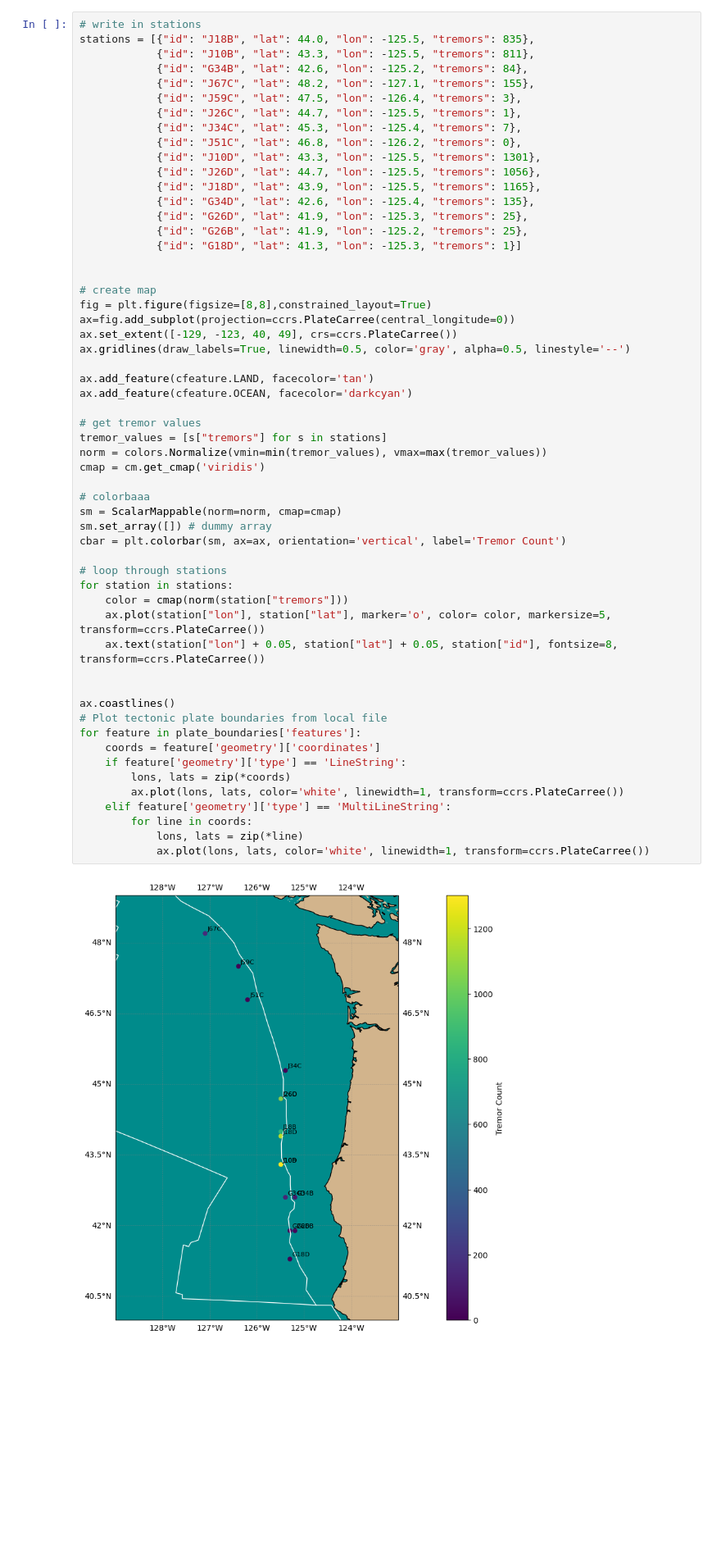
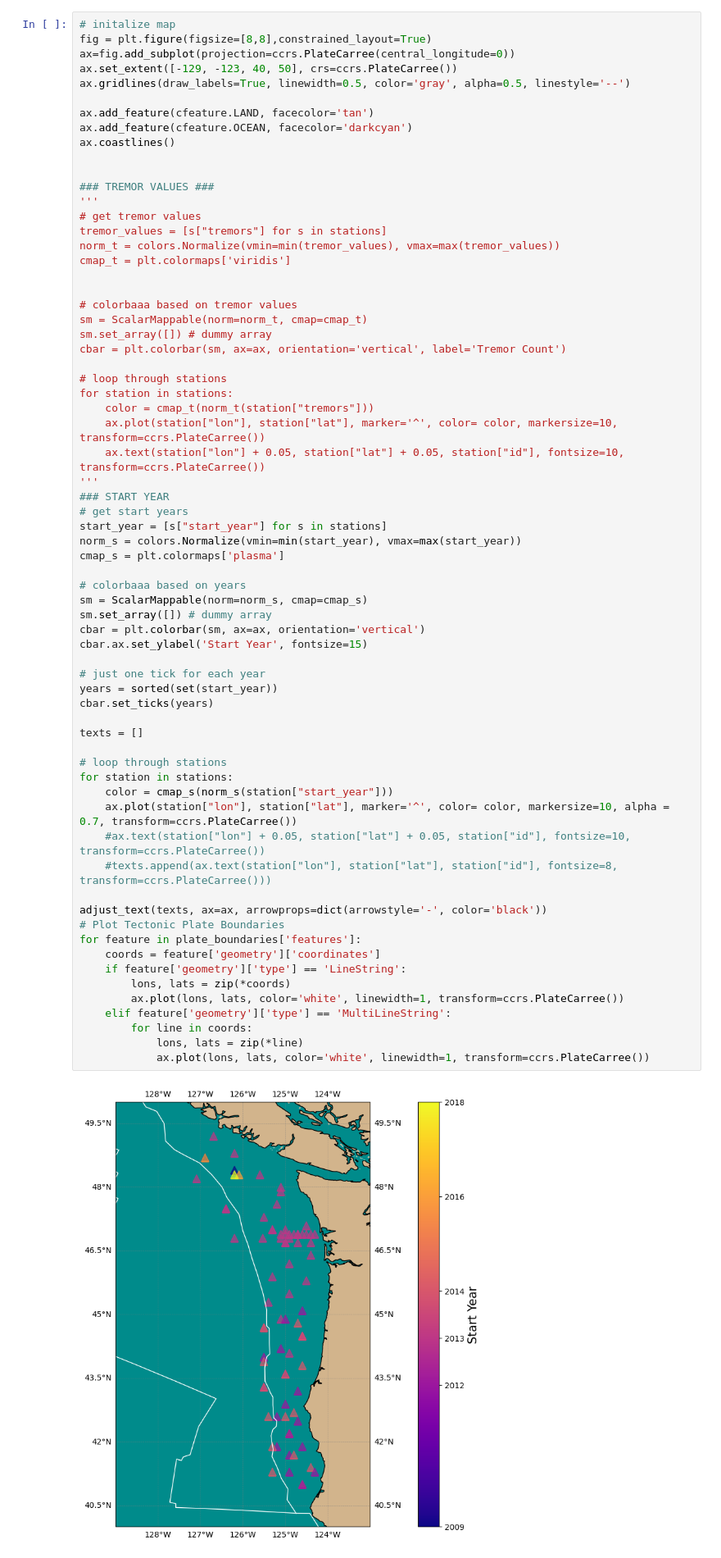
Before and after one commit to lydiakelley/obs_tremor, a Jupyter notebook: tremor_detection/cascadia_map.ipynb, the cells around one changed output. Shown at 82% size. Drawn from its saved outputs; the diff is of its cells as text; blank space fills up the shorter version.

```diff
--- a/tremor_detection/cascadia_map.ipynb
+++ b/tremor_detection/cascadia_map.ipynb
@@ -12,58 +108,69 @@ with open('PB2002_boundaries.json', 'r') as f:
 # %%
-# write in stations
-stations = [{"id": "J18B", "lat": 44.0, "lon": -125.5, "tremors": 835},
-            {"id": "J10B", "lat": 43.3, "lon": -125.5, "tremors": 811},
-            {"id": "G34B", "lat": 42.6, "lon": -125.2, "tremors": 84},
-            {"id": "J67C", "lat": 48.2, "lon": -127.1, "tremors": 155},
-            {"id": "J59C", "lat": 47.5, "lon": -126.4, "tremors": 3},
-            {"id": "J26C", "lat": 44.7, "lon": -125.5, "tremors": 1},
-            {"id": "J34C", "lat": 45.3, "lon": -125.4, "tremors": 7},
-            {"id": "J51C", "lat": 46.8, "lon": -126.2, "tremors": 0},
-            {"id": "J10D", "lat": 43.3, "lon": -125.5, "tremors": 1301},
-            {"id": "J26D", "lat": 44.7, "lon": -125.5, "tremors": 1056},
-            {"id": "J18D", "lat": 43.9, "lon": -125.5, "tremors": 1165},
-            {"id": "G34D", "lat": 42.6, "lon": -125.4, "tremors": 135},
-            {"id": "G26D", "lat": 41.9, "lon": -125.3, "tremors": 25},
-            {"id": "G26B", "lat": 41.9, "lon": -125.2, "tremors": 25},
-            {"id": "G18D", "lat": 41.3, "lon": -125.3, "tremors": 1}]
-
-
-# create map
+# initalize map
 fig = plt.figure(figsize=[8,8],constrained_layout=True)
 ax=fig.add_subplot(projection=ccrs.PlateCarree(central_longitude=0))
-ax.set_extent([-129, -123, 40, 49], crs=ccrs.PlateCarree())
+ax.set_extent([-129, -123, 40, 50], crs=ccrs.PlateCarree())
 ax.gridlines(draw_labels=True, linewidth=0.5, color='gray', alpha=0.5, linestyle='--')
 
 ax.add_feature(cfeature.LAND, facecolor='tan')
 ax.add_feature(cfeature.OCEAN, facecolor='darkcyan')
+ax.coastlines()
 
+
+### TREMOR VALUES ###
+'''
 # get tremor values
 tremor_values = [s["tremors"] for s in stations]
-norm = colors.Normalize(vmin=min(tremor_values), vmax=max(tremor_values))
-cmap = cm.get_cmap('viridis')
+norm_t = colors.Normalize(vmin=min(tremor_values), vmax=max(tremor_values))
+cmap_t = plt.colormaps['viridis']
 
-# colorbaaa
-sm = ScalarMappable(norm=norm, cmap=cmap)
+
+# colorbaaa based on tremor values
+sm = ScalarMappable(norm=norm_t, cmap=cmap_t)
 sm.set_array([]) # dummy array
 cbar = plt.colorbar(sm, ax=ax, orientation='vertical', label='Tremor Count')
 
 # loop through stations
 for station in stations:
-    color = cmap(norm(station["tremors"]))
-    ax.plot(station["lon"], station["lat"], marker='o', color= color, markersize=5, transform=ccrs.PlateCarree())
-    ax.text(station["lon"] + 0.05, station["lat"] + 0.05, station["id"], fontsize=8, transform=ccrs.PlateCarree())
+    color = cmap_t(norm_t(station["tremors"]))
+    ax.plot(station["lon"], station["lat"], marker='^', color= color, markersize=10, transform=ccrs.PlateCarree())
+    ax.text(station["lon"] + 0.05, station["lat"] + 0.05, station["id"], fontsize=10, transform=ccrs.PlateCarree())
+'''
+### START YEAR
+# get start years
+start_year = [s["start_year"] for s in stations]
+norm_s = colors.Normalize(vmin=min(start_year), vmax=max(start_year))
+cmap_s = plt.colormaps['plasma']
 
+# colorbaaa based on years
+sm = ScalarMappable(norm=norm_s, cmap=cmap_s)
+sm.set_array([]) # dummy array
+cbar = plt.colorbar(sm, ax=ax, orientation='vertical')
+cbar.ax.set_ylabel('Start Year', fontsize=15)
 
-ax.coastlines()
-# Plot tectonic plate boundaries from local file
+# just one tick for each year
+years = sorted(set(start_year))
+cbar.set_ticks(years)
+
+texts = []
+
+# loop through stations
+for station in stations:
+    color = cmap_s(norm_s(station["start_year"]))
+    ax.plot(station["lon"], station["lat"], marker='^', color= color, markersize=10, alpha = 0.7, transform=ccrs.PlateCarree())
+    #ax.text(station["lon"] + 0.05, station["lat"] + 0.05, station["id"], fontsize=10, transform=ccrs.PlateCarree())
+    #texts.append(ax.text(station["lon"], station["lat"], station["id"], fontsize=8, transform=ccrs.PlateCarree()))
+
+adjust_text(texts, ax=ax, arrowprops=dict(arrowstyle='-', color='black'))
+# Plot Tectonic Plate Boundaries
 for feature in plate_boundaries['features']:
     coords = feature['geometry']['coordinates']
     if feature['geometry']['type'] == 'LineString':
         lons, lats = zip(*coords)
         ax.plot(lons, lats, color='white', linewidth=1, transform=ccrs.PlateCarree())
     elif feature['geometry']['type'] == 'MultiLineString':
         for line in coords:
             lons, lats = zip(*line)
             ax.plot(lons, lats, color='white', linewidth=1, transform=ccrs.PlateCarree())
 # %% [output]
-[figure, old version]
+[figure, new version]
```
Also changed, not shown: parts of 7 cells of this notebook, 45 other files.
